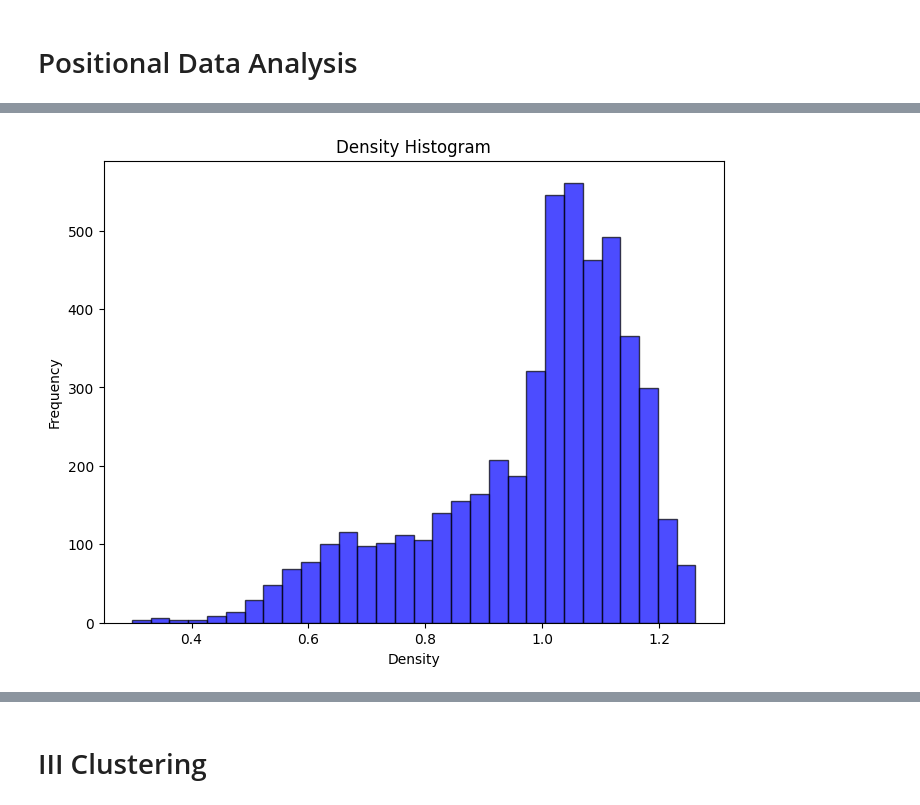
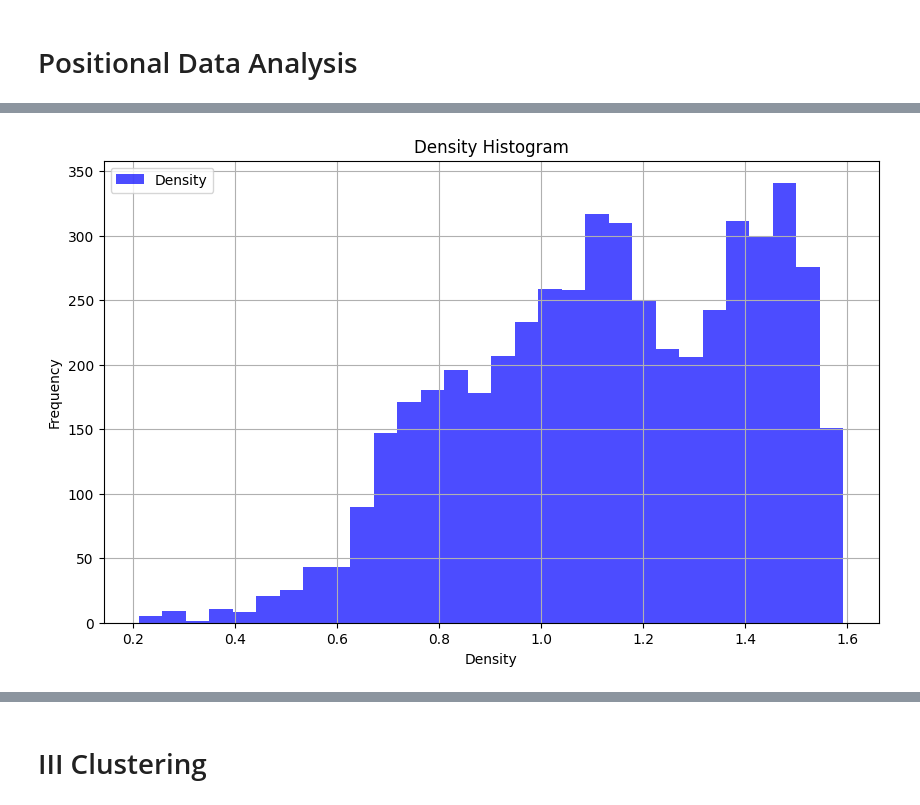
Before and after one commit to Fr4nc3/SDSS_Release_17_system_model, a Jupyter notebook: sdss_data.ipynb, the cells around one changed output, grey strips where cells are left out. Drawn from its saved outputs; the diff is of its cells as text; code cells hidden in the pictures.

```diff
--- a/sdss_data.ipynb
+++ b/sdss_data.ipynb
@@ -542,62 +560,54 @@ silhouette_avg, cluster_centers
 # %% [markdown]
 # Positional Data Analysis
 # %%
-import numpy as np
-import matplotlib.pyplot as plt
-from scipy.stats import gaussian_kde
 
-# Simulated data for RA and Dec within given ranges
-np.random.seed(42)
-ra = np.random.uniform(180.0005, 180.9999, 5000)
-dec = np.random.uniform(-0.4999, 0.4201, 5000)
+ra_dec_data = data[['ra', 'dec']].dropna()
 
-# Calculate density using Gaussian KDE
-positions = np.vstack([ra, dec])
-kde = gaussian_kde(positions)(positions)
 
-# Generate a grid for density map
-x_grid, y_grid = np.linspace(ra.min(), ra.max(), 100), np.linspace(dec.min(), dec.max(), 100)
-X, Y = np.meshgrid(x_grid, y_grid)
-positions_grid = np.vstack([X.ravel(), Y.ravel()])
-density_grid = gaussian_kde(positions)(positions_grid).reshape(X.shape)
+plt.figure(figsize=(10, 8))
+density = gaussian_kde([ra_dec_data['ra'], ra_dec_data['dec']])
+density_values = density([ra_dec_data['ra'], ra_dec_data['dec']])
 
-# Scatter plot with density overlay
-plt.figure(figsize=(10, 8))
-plt.scatter(ra, dec, c=kde, cmap='viridis', s=10, label='Star Density')
+plt.scatter(ra_dec_data['ra'], ra_dec_data['dec'], c=density_values, cmap='viridis', s=5, alpha=0.5)
 plt.colorbar(label='Density')
-plt.title('Scatter Plot of RA vs. Dec with Density Overlay')
-plt.xlabel('RA (degrees)')
-plt.ylabel('Dec (degrees)')
+plt.title('Scatter Plot with Density Overlay')
+plt.xlabel('RA (Degrees)')
+plt.ylabel('Dec (Degrees)')
+plt.grid()
+plt.show()
+
+
+plt.figure(figsize=(10, 6))
+density_histogram, bins, _ = plt.hist(density_values, bins=30, color='blue', alpha=0.7, label='Density')
+plt.title('Density Histogram')
+plt.xlabel('Density')
+plt.ylabel('Frequency')
+plt.grid()
 plt.legend()
 plt.show()
 
 
-plt.figure(figsize=(8, 6))
-plt.hist(kde, bins=30, color='blue', alpha=0.7, edgecolor='black')
-plt.title('Density Histogram')
-plt.xlabel('Density')
-plt.ylabel('Frequency')
+ra_bins = np.linspace(ra_dec_data['ra'].min(), ra_dec_data['ra'].max(), 20)  # Adjust bin sizes as needed
+dec_bins = np.linspace(ra_dec_data['dec'].min(), ra_dec_data['dec'].max(), 20)
+
+grid_density, _, _ = np.histogram2d(ra_dec_data['ra'], ra_dec_data['dec'], bins=[ra_bins, dec_bins])
+
+plt.figure(figsize=(10, 8))
+plt.imshow(grid_density.T, extent=[ra_bins.min(), ra_bins.max(), dec_bins.min(), dec_bins.max()],
+           origin='lower', cmap='plasma', aspect='auto')
+plt.colorbar(label='Density (Stars per Unit Grid)')
+plt.title('Grid-Based Density Map')
+plt.xlabel('RA (Degrees)')
+plt.ylabel('Dec (Degrees)')
+plt.grid()
 plt.show()
 
-# Calculate grid-based density
-grid_counts = np.histogram2d(ra, dec, bins=(20, 20))[0]
+density_mean = density_values.mean()
+density_median = np.median(density_values)
+density_range = (density_values.min(), density_values.max())
 
-# Display grid-based density map
-plt.figure(figsize=(10, 8))
-plt.imshow(grid_counts.T, extent=[ra.min(), ra.max(), dec.min(), dec.max()], origin='lower', cmap='plasma', aspect='auto')
-plt.colorbar(label='Grid-Based Density')
-plt.title('Grid-Based Density Map of RA vs. Dec')
-plt.xlabel('RA (degrees)')
-plt.ylabel('Dec (degrees)')
-plt.show()
-
-# Summary statistics for density
-density_summary = {
-    "Mean Density": kde.mean(),
-    "Median Density": np.median(kde),
-    "Density Range": (kde.min(), kde.max()),
-    "Grid Density Range": (grid_counts.min(), grid_counts.max()),
-}
-
-density_summary
+print(f"Density Mean: {density_mean}")
+print(f"Density Median: {density_median}")
+print(f"Density Range: {density_range}")
+print(f"Grid Density Range: {grid_density.min()} to {grid_density.max()}")
 # %% [output]
@@ -605 +615 @@ density_summary
-[figure, old version]
+[figure, new version]
```
Also changed, not shown: parts of 15 cells of this notebook.
